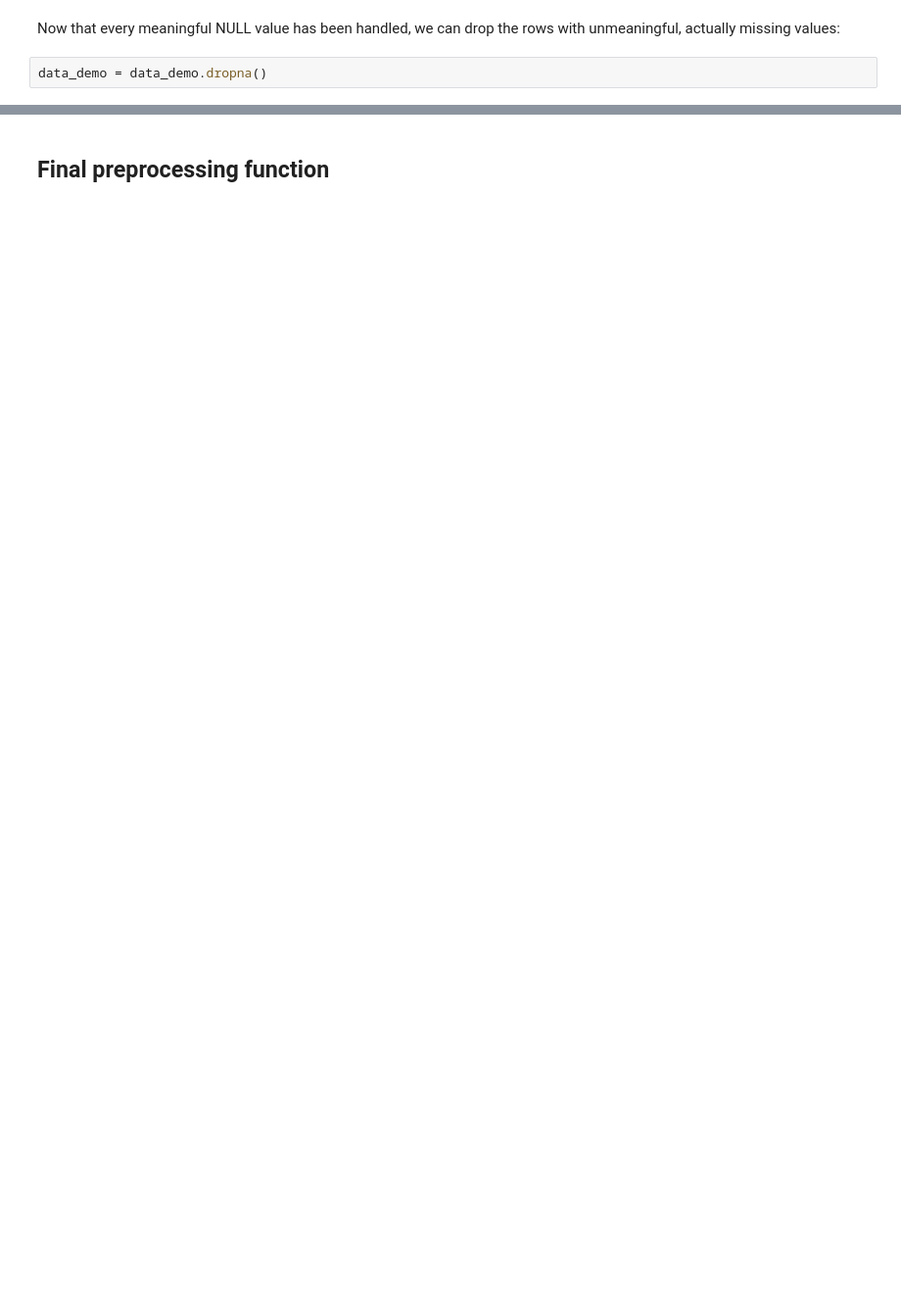
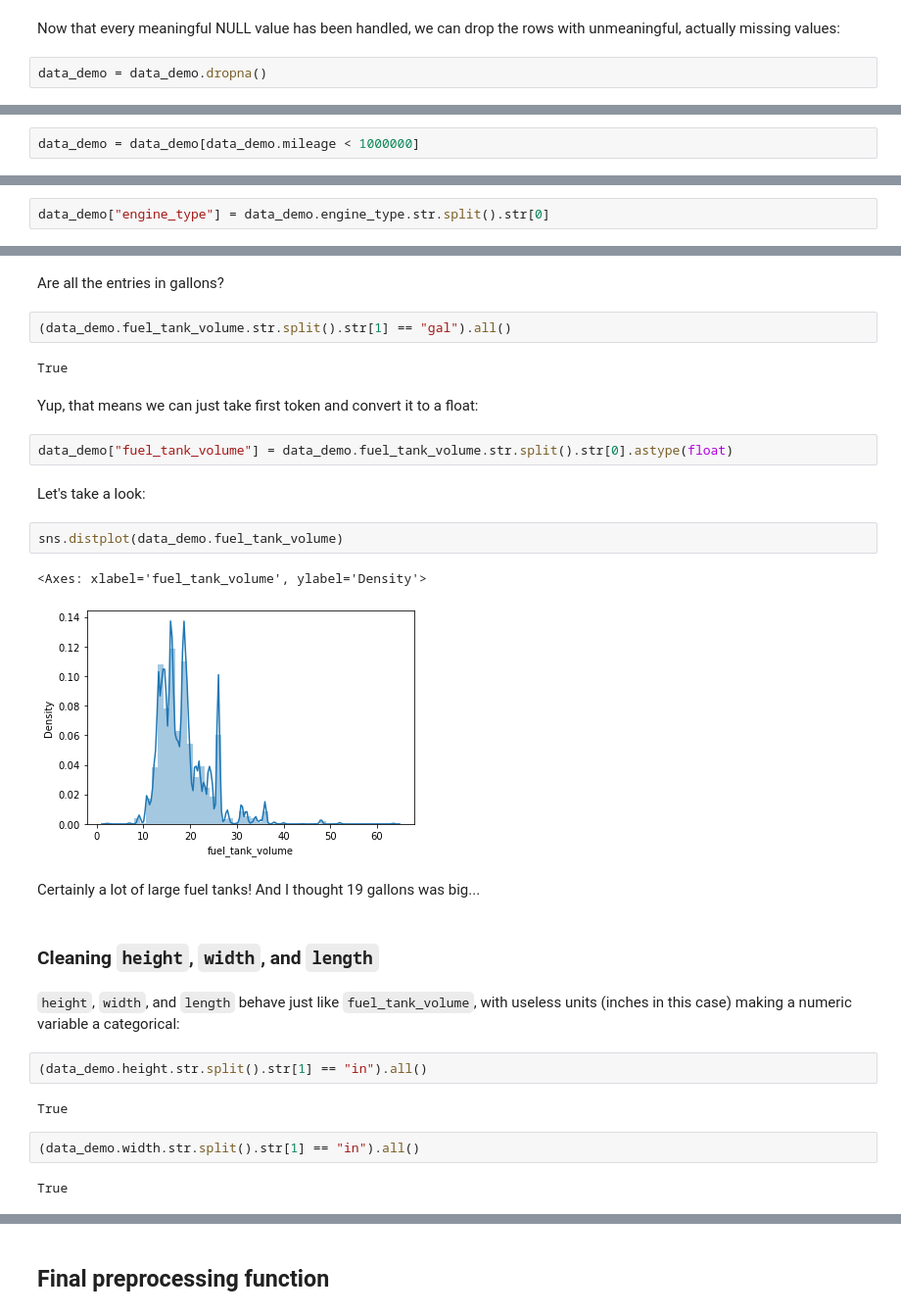
Before and after one commit to zouruomu/CarMin, a Jupyter notebook: Data1/Data1_Preprocessing.ipynb, the cells around one changed output, grey strips where cells are left out. Shown: that part at 98% size. Cells and saved outputs as stored; diff of their text form; blank space fills up the shorter version.

```diff
--- a/Data1/Data1_Preprocessing.ipynb
+++ b/Data1/Data1_Preprocessing.ipynb
@@ -194,0 +263,2 @@ TODO:
+# %%
+data_demo = data_demo[data_demo.mileage < 1000000]
@@ -194,0 +316,2 @@ TODO:
+# %%
+data_demo["engine_type"] = data_demo.engine_type.str.split().str[0]
@@ -194,0 +337,31 @@ TODO:
+# %% [markdown]
+Are all the entries in gallons?
+# %%
+(data_demo.fuel_tank_volume.str.split().str[1] == "gal").all()
+# %% [output]
+True
+# %% [markdown]
+Yup, that means we can just take first token and convert it to a float:
+# %%
+data_demo["fuel_tank_volume"] = data_demo.fuel_tank_volume.str.split().str[0].astype(float)
+# %% [markdown]
+Let's take a look:
+# %%
+sns.distplot(data_demo.fuel_tank_volume)
+# %% [output]
+<Axes: xlabel='fuel_tank_volume', ylabel='Density'>
+[figure, added]
+# %% [markdown]
+Certainly a lot of large fuel tanks! And I thought 19 gallons was big...
+# %% [markdown]
+### Cleaning `height`, `width`, and `length`
+# %% [markdown]
+`height`, `width`, and `length` behave just like `fuel_tank_volume`, with useless units (inches in this case) making a numeric variable a categorical:
+# %%
+(data_demo.height.str.split().str[1] == "in").all()
+# %% [output]
+True
+# %%
+(data_demo.width.str.split().str[1] == "in").all()
+# %% [output]
+True
```
Also changed, not shown: parts of 194 cells of this notebook, 8 other files.
